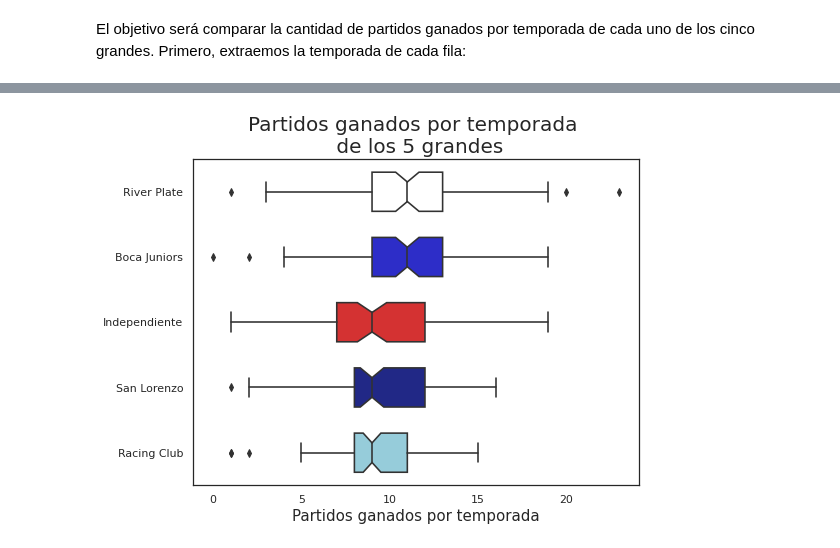
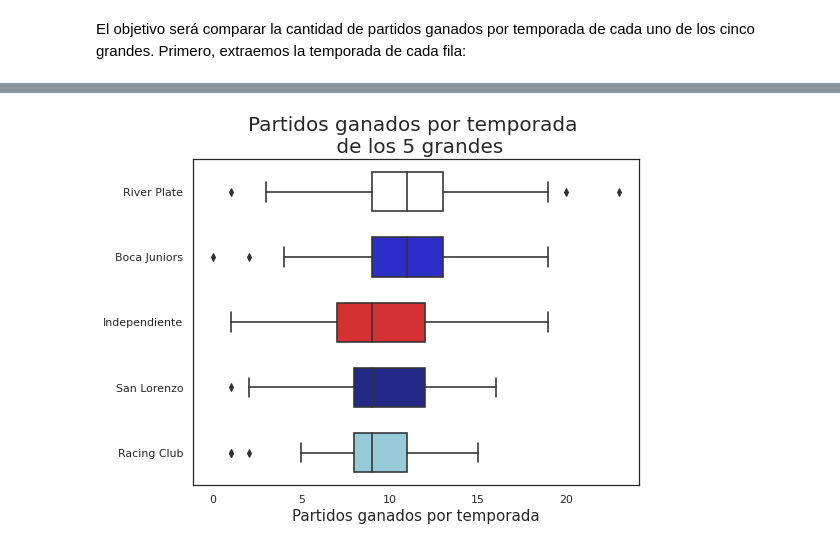
Before and after one commit to Nacho2904/orga_de_datos, a Jupyter notebook: tp_1.ipynb, the cells around one changed output, grey strips where cells are left out. Drawn from its saved outputs; the diff is of its cells as text; code cells hidden in the pictures.

```diff
--- a/tp_1.ipynb
+++ b/tp_1.ipynb
@@ -1539,14 +1543,14 @@ See the caveats in the documentation: https://pandas.pydata.org/pandas-docs/stab
 # %%
 sns.set(style="white")
 plt.figure(figsize = (8,6))
 sns.boxplot(data = df_victorias_de_grandes_por_temporada, x = "victoriasEnLaTemporada", y = "Equipo",
             palette = ["#FFFFFF","#1313E2","#EF1717","#101997","#8BD3E5"],
             linewidth = 1.6,
-            order = cinco_grandes, notch = True, width = 0.6,
+            order = cinco_grandes, width = 0.6,
             whis = 1.5)
 plt.xlabel("Partidos ganados por temporada", fontsize = 15)
 plt.ylabel("", fontsize = 15)
 plt.yticks(rotation = 0)
 plt.title("Partidos ganados por temporada \n de los 5 grandes", fontsize = 20);
 # %% [output]
-[figure, old version]
+[figure, new version]
```
Also changed, not shown: parts of 9 cells of this notebook.
